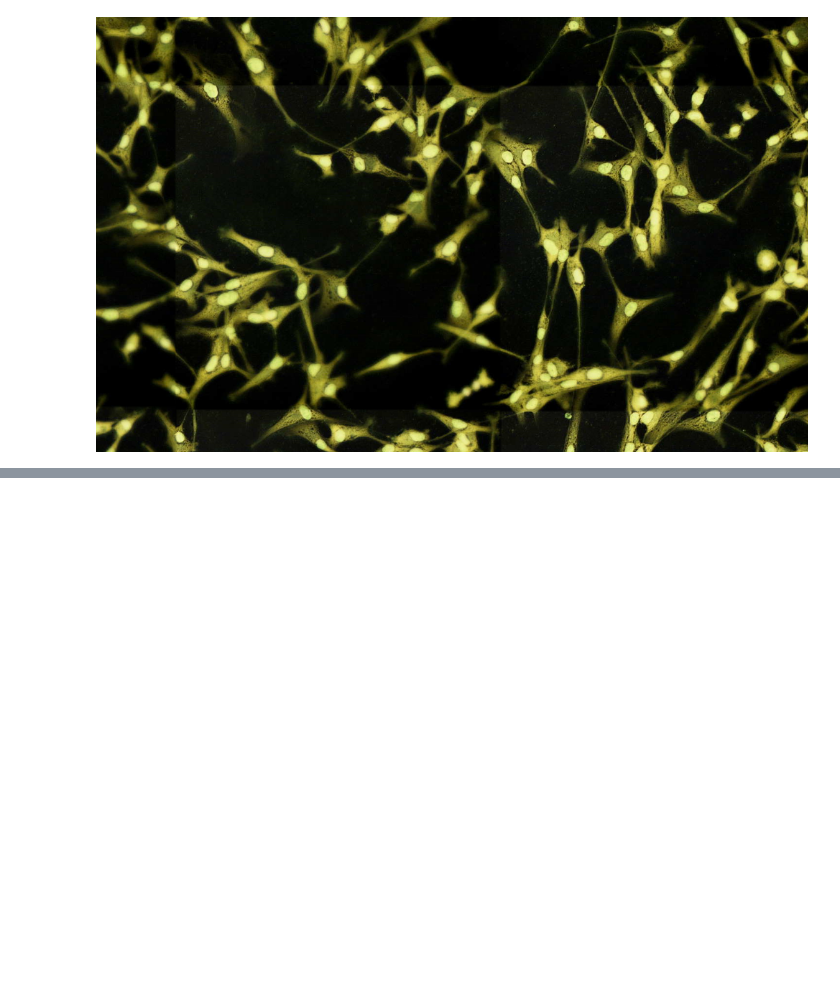
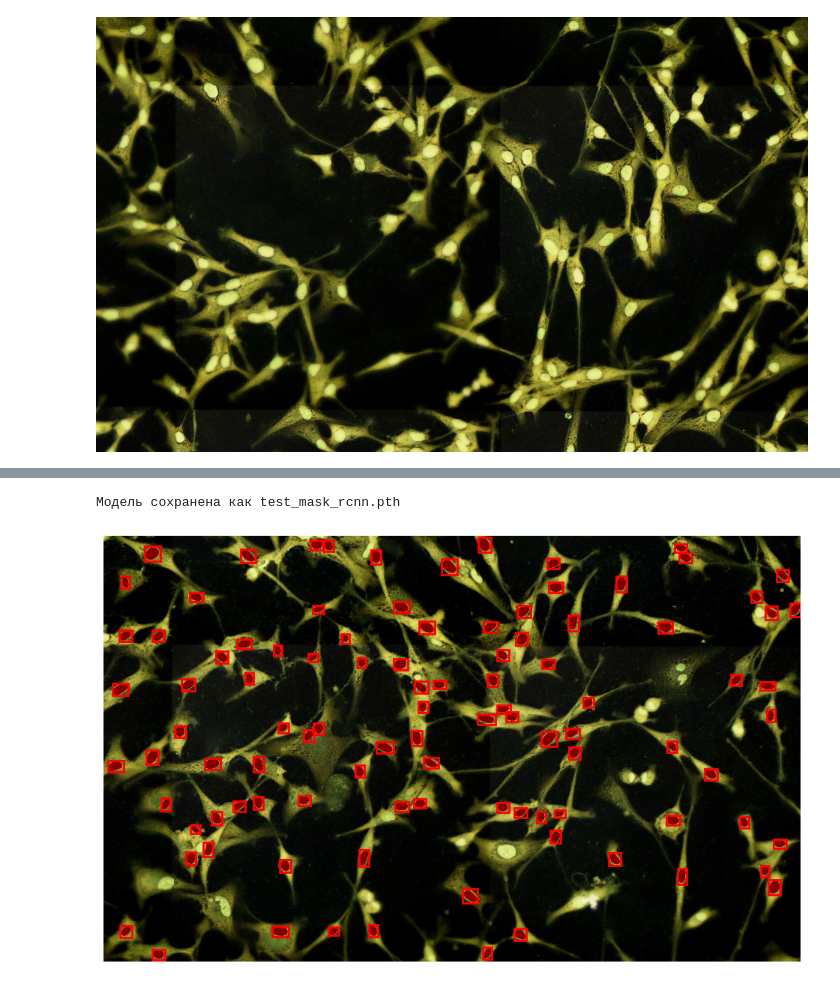
Before and after one commit to LmaoTheRofl/cellpose_plus_addon, a Jupyter notebook: models/Mask_rcnn.ipynb, the cells around one changed output, grey strips where cells are left out. Cells and saved outputs as stored; diff of their text form; code cells hidden in the pictures; blank space fills up the shorter version.

```diff
--- a/Mask_rcnn.ipynb
+++ b/models/Mask_rcnn.ipynb
@@ -25,7 +31,7 @@ mask.show()
 # %% [output]
 [figure]
 # %%
-image = Image.open('data/Hesperidine_u87m6_5_g_neg/u87m6_5_k_g6.tif')
+image = Image.open('../data/Hesperidine_u87m6_5_10_g_neg/u87m6_5_k_g6.tif')
 image.show()
 # %% [output]
 [figure]
@@ -89,3 +152,50 @@ for epoch in range(num_epochs):
 # %%
-torch.save(model.state_dict(), 'test_mask_rcnn.pth')
+torch.save(model.state_dict(), '../trained/test_mask_rcnn.pth')
 print("Модель сохранена как test_mask_rcnn.pth")
+# %% [output]
+Модель сохранена как test_mask_rcnn.pth
+# %%
+def visualize_prediction(image, prediction, threshold=0.5):
+    image = image.permute(1, 2, 0).cpu().numpy()
+    fig, ax = plt.subplots(1, figsize=(12, 9))
+    ax.imshow(image)
+
+    for box, label, score, mask in zip(prediction['boxes'], prediction['labels'], prediction['scores'], prediction['masks']):
+        if score > threshold:
+
+            rect = patches.Rectangle((box[0].item(), box[1].item()), box[2].item() - box[0].item(), box[3].item() - box[1].item(),
+                                     linewidth=2, edgecolor='r', facecolor='none')
+            ax.add_patch(rect)
+            # ax.text(box[0].item(), box[1].item() - 5, f'{label}',
+            #         color='white', fontsize=12, bbox=dict(facecolor='red', alpha=0.5))
+
+            mask = mask[0].cpu().numpy()
+            mask = np.ma.masked_where(mask <= 0.5, mask)
+            ax.imshow(mask, alpha=1.0, cmap='jet')
+
+    plt.axis('off')
+    plt.show()
+# %%
+device = 'cuda'
+num_classes = 3
+model = torchvision.models.detection.maskrcnn_resnet50_fpn_v2(weights=None)
+in_features = model.roi_heads.box_predictor.cls_score.in_features
+model.roi_heads.box_predictor = FastRCNNPredictor(in_features, num_classes)
+hidden_layer = 256
+model.roi_heads.mask_predictor = MaskRCNNPredictor(in_channels=hidden_layer, dim_reduced=hidden_layer, num_classes=num_classes)
+
+model.load_state_dict(torch.load('../trained/test_mask_rcnn.pth'))
+model.to(device)
+model.eval()
+
+img_path = '../data/Hesperidine_u87m6_5_10_g_neg/u87m6_5_k_g.tif'
+transform = Compose([ToTensor(), ConvertImageDtype(torch.float)])
+image = Image.open(img_path).convert("RGB")
+image_tensor = transform(image).to(device)
+
+with torch.no_grad():
+    pred = model([image_tensor])[0]
+
+visualize_prediction(image_tensor, pred)
+# %% [output]
+[figure, added]
```
Also changed, not shown: parts of 9 cells of this notebook, 2 other files.
